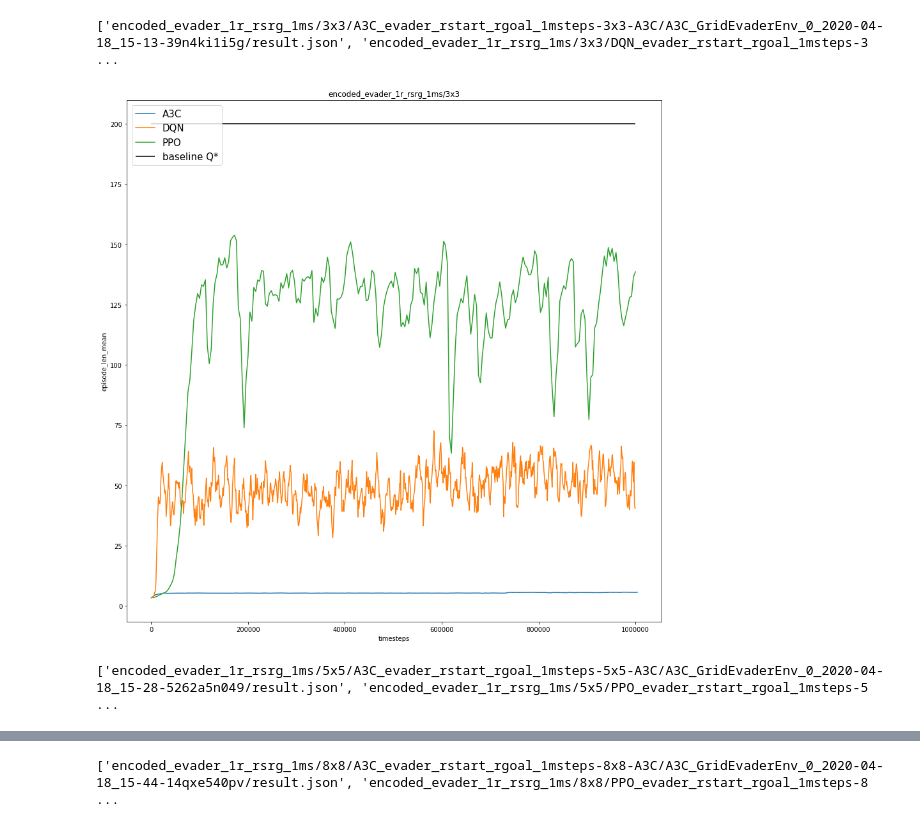
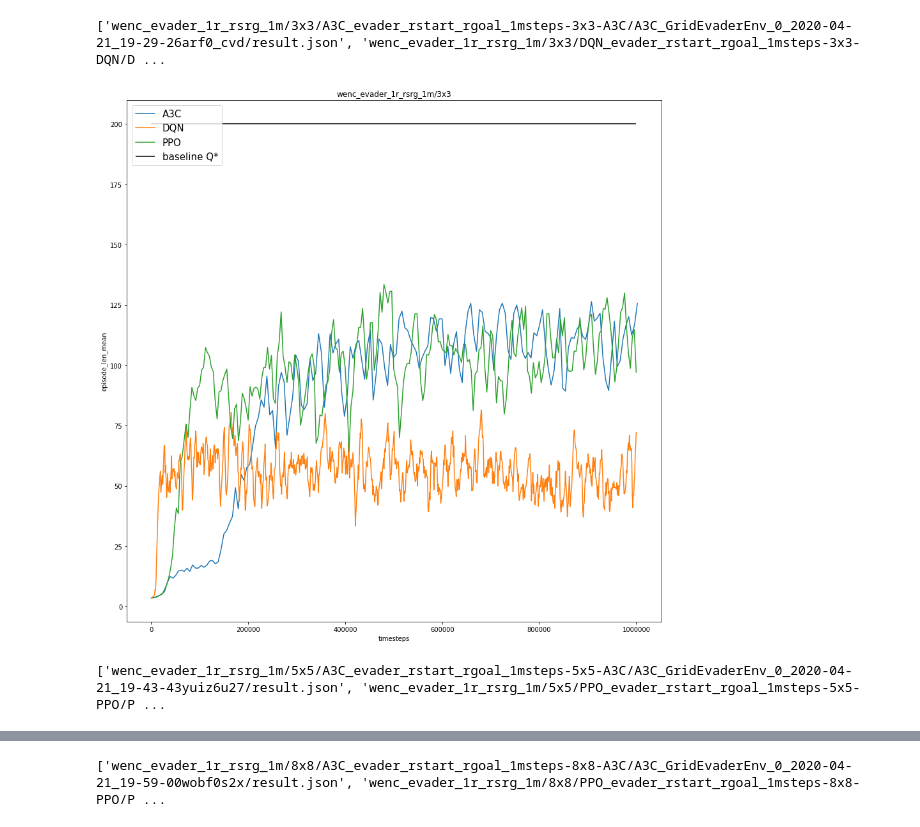
Before and after one commit to kinseyreeves/Deep-RL-Baselines, a Jupyter notebook: results/result_parser.ipynb, the cells around one changed output, grey strips where cells are left out. Cells and saved outputs as stored; diff of their text form; code cells hidden in the pictures.

```diff
--- a/results/result_parser.ipynb
+++ b/results/result_parser.ipynb
@@ -121,6 +162,7 @@ def generate_multi_graph(top_dir, column, baseline_val = 0):
     plt.legend(loc='upper left', prop={'size':15});
     plt.xlabel("timesteps")
     plt.ylabel(column)
+    plt.ylim(0,100)
     plt.title(top_dir)
 
     plt.show()
@@ -149,9 +191,9 @@ generate_multi_graph("encoded_chaser_1r_rsrg_1ms/8x8", column = "episode_len_mea
 # %%
 #Evader Graphs
-generate_multi_graph("encoded_evader_1r_rsrg_1ms/3x3", column = "episode_len_mean", baseline_val = 200)
-generate_multi_graph("encoded_evader_1r_rsrg_1ms/5x5", column = "episode_len_mean", baseline_val = 200)
-generate_multi_graph("encoded_evader_1r_rsrg_1ms/8x8", column = "episode_len_mean", baseline_val = 200)
+generate_multi_graph("wenc_evader_1r_rsrg_1m/3x3", column = "episode_len_mean", baseline_val = 200)
+generate_multi_graph("wenc_evader_1r_rsrg_1m/5x5", column = "episode_len_mean", baseline_val = 200)
+generate_multi_graph("wenc_evader_1r_rsrg_1m/8x8", column = "episode_len_mean", baseline_val = 200)
 # %% [output]
-['encoded_evader_1r_rsrg_1ms/3x3/A3C_evader_rstart_rgoal_1msteps-3x3-A3C/A3C_GridEvaderEnv_0_2020-04-18_15-13-39n4ki1i5g/result.json', 'encoded_evader_1r_rsrg_1ms/3x3/DQN_evader_rstart_rgoal_1msteps-3 ...
+['wenc_evader_1r_rsrg_1m/3x3/A3C_evader_rstart_rgoal_1msteps-3x3-A3C/A3C_GridEvaderEnv_0_2020-04-21_19-29-26arf0_cvd/result.json', 'wenc_evader_1r_rsrg_1m/3x3/DQN_evader_rstart_rgoal_1msteps-3x3-DQN/D ...
-[figure, old version]
+[figure, new version]
-['encoded_evader_1r_rsrg_1ms/5x5/A3C_evader_rstart_rgoal_1msteps-5x5-A3C/A3C_GridEvaderEnv_0_2020-04-18_15-28-5262a5n049/result.json', 'encoded_evader_1r_rsrg_1ms/5x5/PPO_evader_rstart_rgoal_1msteps-5 ...
+['wenc_evader_1r_rsrg_1m/5x5/A3C_evader_rstart_rgoal_1msteps-5x5-A3C/A3C_GridEvaderEnv_0_2020-04-21_19-43-43yuiz6u27/result.json', 'wenc_evader_1r_rsrg_1m/5x5/PPO_evader_rstart_rgoal_1msteps-5x5-PPO/P ...
@@ -159 +201 @@ generate_multi_graph("encoded_evader_1r_rsrg_1ms/8x8", column = "episode_len_mea
-['encoded_evader_1r_rsrg_1ms/8x8/A3C_evader_rstart_rgoal_1msteps-8x8-A3C/A3C_GridEvaderEnv_0_2020-04-18_15-44-14qxe540pv/result.json', 'encoded_evader_1r_rsrg_1ms/8x8/PPO_evader_rstart_rgoal_1msteps-8 ...
+['wenc_evader_1r_rsrg_1m/8x8/A3C_evader_rstart_rgoal_1msteps-8x8-A3C/A3C_GridEvaderEnv_0_2020-04-21_19-59-00wobf0s2x/result.json', 'wenc_evader_1r_rsrg_1m/8x8/PPO_evader_rstart_rgoal_1msteps-8x8-PPO/P ...
```
Also changed, not shown: parts of 3 cells of this notebook, 8 other files.
